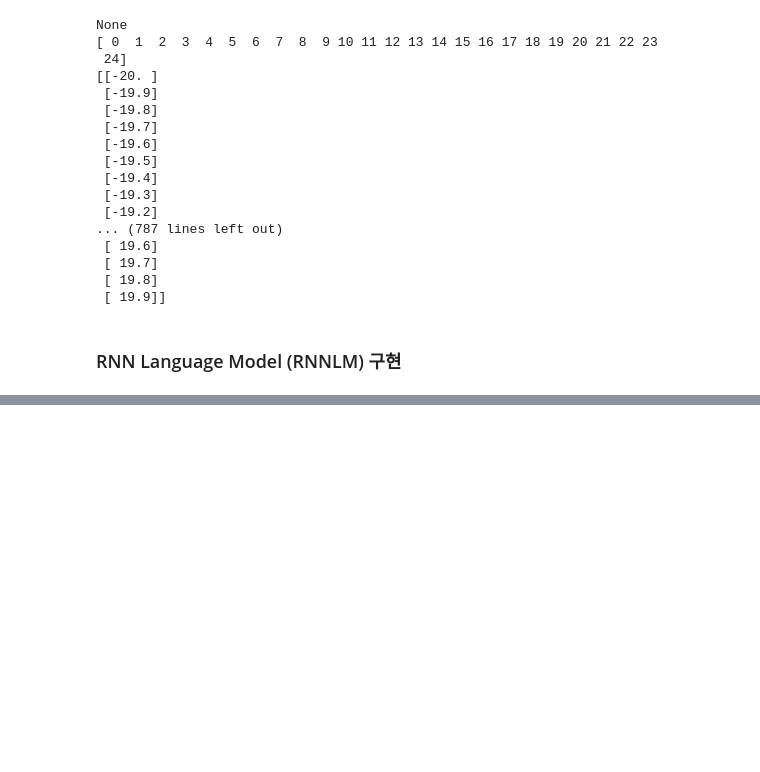
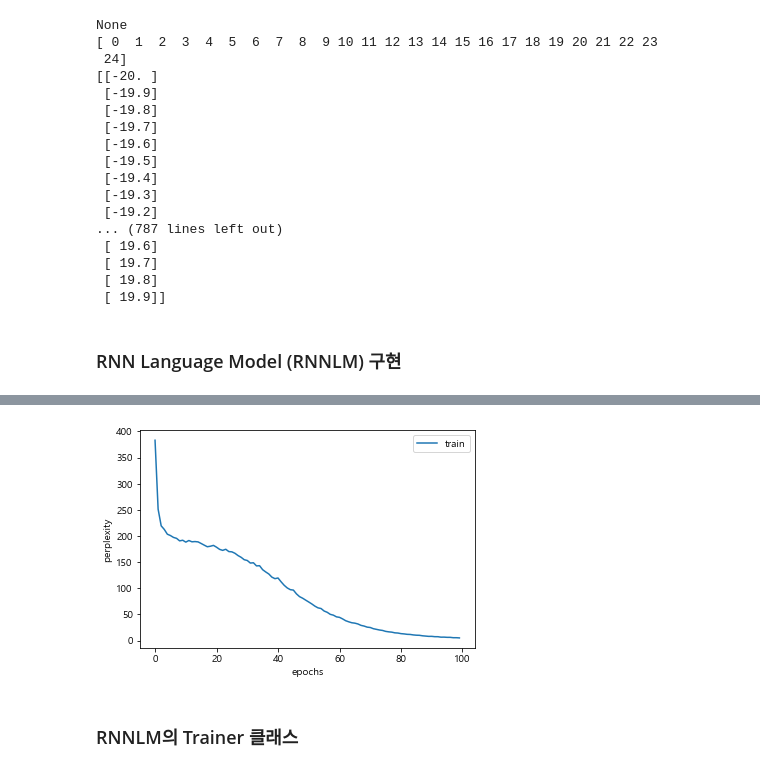
Before and after one commit to 26future/NLP, a Jupyter notebook: 06_RNN_LSTM/01_RNN_Layers.ipynb, the cells around one changed output, grey strips where cells are left out. Drawn from its saved outputs; the diff is of its cells as text; code cells hidden in the pictures; blank space fills up the shorter version.

```diff
--- a/06_RNN_LSTM/01_RNN_Layers.ipynb
+++ b/06_RNN_LSTM/01_RNN_Layers.ipynb
@@ -323,0 +371,31 @@ class SimpleRnnlm:
+# %%
+from dataset import ptb
+import matplotlib.pyplot as plt
+
+# 하이퍼 파라미터 설정
+batch_size = 10
+wordvec_size = 100
+hidden_size = 100  # RNN의 은닉 상태 벡터의 원소 수
+time_size = 5      # Truncated BPTT가 한 번에 펼치는 시간 크기
+lr = 0.1
+max_epoch = 100
+
+# 학습 데이터 읽기(전체 중 1000개만)
+corpus, word_to_id,id_to_word = ptb.load_data('train')
+corpus_size = 1000
+corpus = corpus[:corpus_size]
+vocab_size =  int(max(corpus) + 1)  # 418
+
+xs = corpus[:-1]  # 입력 값, 마지막 단어를 제외
+ts = corpus[1:]   # 출력 값(정답레이블), 첫 단어를 제외
+
+data_size = len(xs)
+print('말뭉치 크기: %d, 어휘 수: %d, 입력 데이터 크기: %d'%(corpus_size,vocab_size,data_size))
+
+# 학습 시 사용하는 변수
+max_iters = data_size// (batch_size* time_size)
+print(max_iters)  # 19
+time_idx = 0
+total_loss = 0
+loss_count = 0
+ppl_list = []
@@ -323,0 +461,12 @@ class SimpleRnnlm:
+# %%
+# 그래프 출력
+x = np.arange(len(ppl_list))
+plt.plot(x,ppl_list,label='train')
+plt.xlabel('epochs')
+plt.ylabel('perplexity')
+plt.legend()
+plt.show()
+# %% [output]
+[figure, added]
+# %% [markdown]
+### RNNLM의 Trainer 클래스
```
Also changed, not shown: parts of 13 cells of this notebook.
